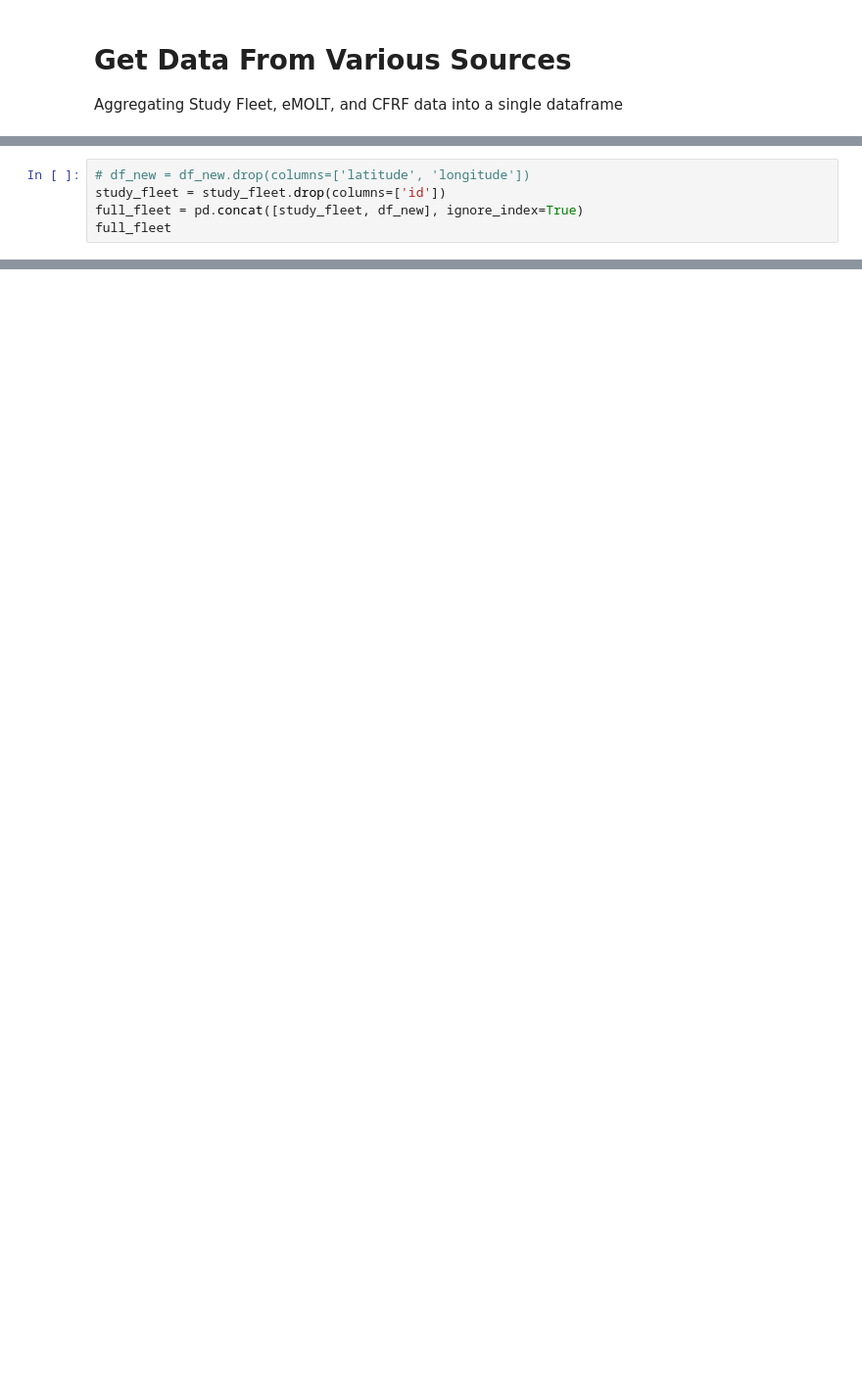
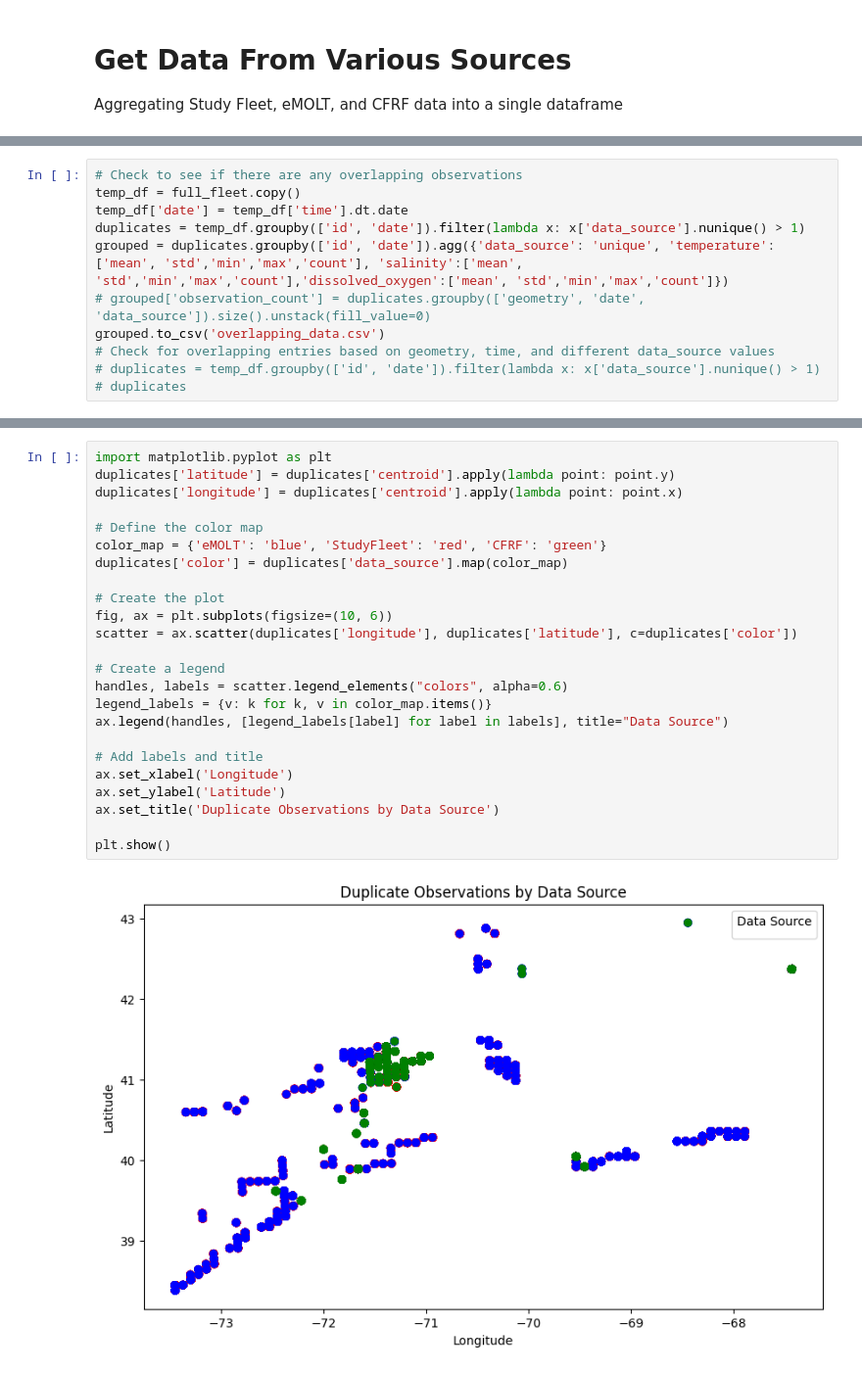
Before and after one commit to CommercialFisheriesResearchFoundation/fishbot, a Jupyter notebook: python/explore_botgrid.ipynb, the cells around one changed output, grey strips where cells are left out. Shown: that part at 98% size. Saved outputs shown, nothing was run; the diff lists cells and outputs as text; blank space fills up the shorter version.

```diff
--- a/python/explore_botgrid.ipynb
+++ b/python/explore_botgrid.ipynb
@@ -242,5 +285,0 @@ study_fleet
-# %%
-# df_new = df_new.drop(columns=['latitude', 'longitude'])
-study_fleet = study_fleet.drop(columns=['id'])
-full_fleet = pd.concat([study_fleet, df_new], ignore_index=True)
-full_fleet
@@ -289,0 +312,11 @@ study_fleet
+# %%
+# Check to see if there are any overlapping observations
+temp_df = full_fleet.copy()
+temp_df['date'] = temp_df['time'].dt.date
+duplicates = temp_df.groupby(['id', 'date']).filter(lambda x: x['data_source'].nunique() > 1)
+grouped = duplicates.groupby(['id', 'date']).agg({'data_source': 'unique', 'temperature': ['mean', 'std','min','max','count'], 'salinity':['mean', 'std','min','max','count'],'dissolved_oxygen':['mean', 'std','min','max','count']})
+# grouped['observation_count'] = duplicates.groupby(['geometry', 'date', 'data_source']).size().unstack(fill_value=0)
+grouped.to_csv('overlapping_data.csv')
+# Check for overlapping entries based on geometry, time, and different data_source values
+# duplicates = temp_df.groupby(['id', 'date']).filter(lambda x: x['data_source'].nunique() > 1)
+# duplicates
@@ -290 +327,27 @@ study_fleet
+# %%
+import matplotlib.pyplot as plt
+duplicates['latitude'] = duplicates['centroid'].apply(lambda point: point.y)
+duplicates['longitude'] = duplicates['centroid'].apply(lambda point: point.x)
+
+# Define the color map
+color_map = {'eMOLT': 'blue', 'StudyFleet': 'red', 'CFRF': 'green'}
+duplicates['color'] = duplicates['data_source'].map(color_map)
+
+# Create the plot
+fig, ax = plt.subplots(figsize=(10, 6))
+scatter = ax.scatter(duplicates['longitude'], duplicates['latitude'], c=duplicates['color'])
+
+# Create a legend
+handles, labels = scatter.legend_elements("colors", alpha=0.6)
+legend_labels = {v: k for k, v in color_map.items()}
+ax.legend(handles, [legend_labels[label] for label in labels], title="Data Source")
+
+# Add labels and title
+ax.set_xlabel('Longitude')
+ax.set_ylabel('Latitude')
+ax.set_title('Duplicate Observations by Data Source')
+
+plt.show()
+# %% [output]
+[figure, added]
 # %%
```
Also changed, not shown: parts of 33 cells of this notebook, 7 other files.
